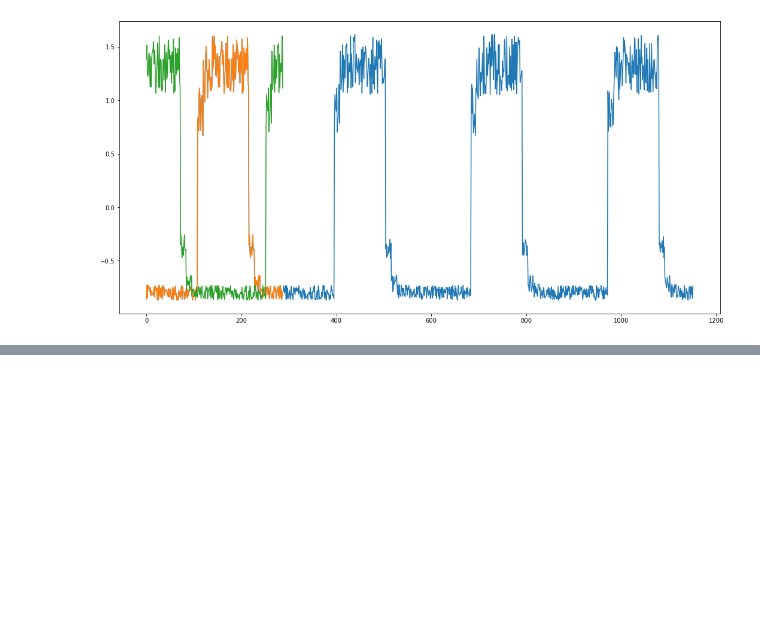
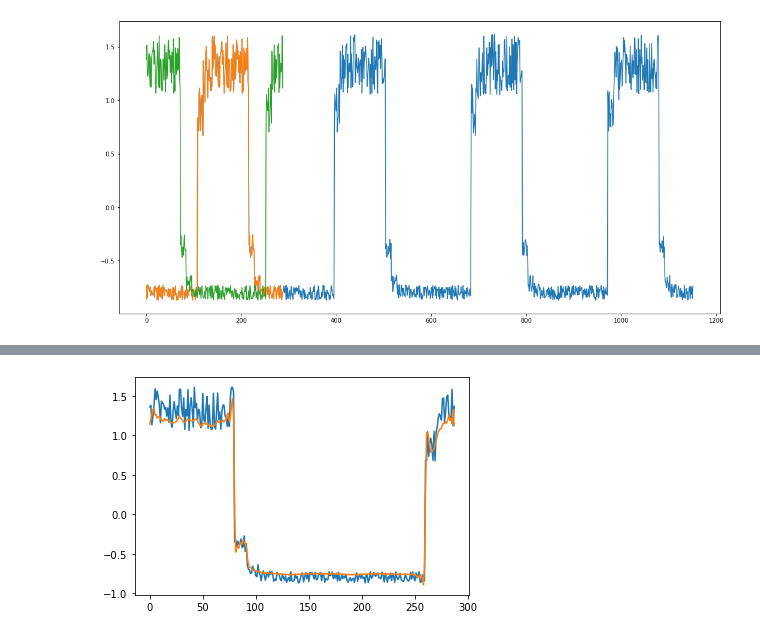
Before and after one commit to donneger/machinelearning_statistics, a Jupyter notebook: ml_project/ml_evaluation.ipynb, the cells around one changed output, grey strips where cells are left out. Cells and saved outputs as stored; diff of their text form; code cells hidden in the pictures; blank space fills up the shorter version.

```diff
--- a/ml_project/ml_evaluation.ipynb
+++ b/ml_project/ml_evaluation.ipynb
@@ -517,0 +531,6 @@ plt.plot(x_train_pred[0]);
+# %%
+# Try another arbitray sequence, the predicted output woudl appear to match the actual.
+plt.plot(x_train[1000])
+plt.plot(x_train_pred[1000]);
+# %% [output]
+[figure, added]
```
Also changed, not shown: parts of 17 cells of this notebook.
